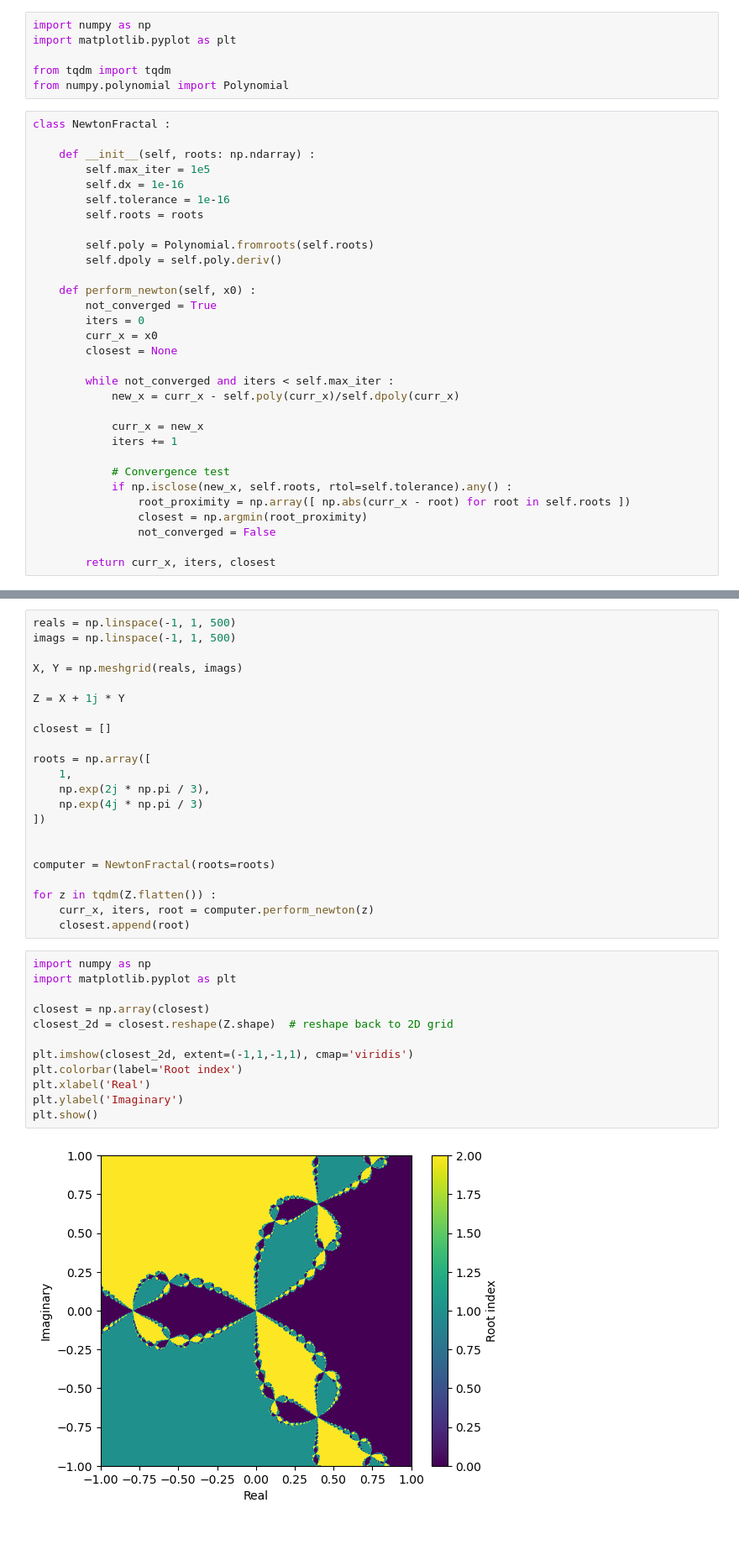
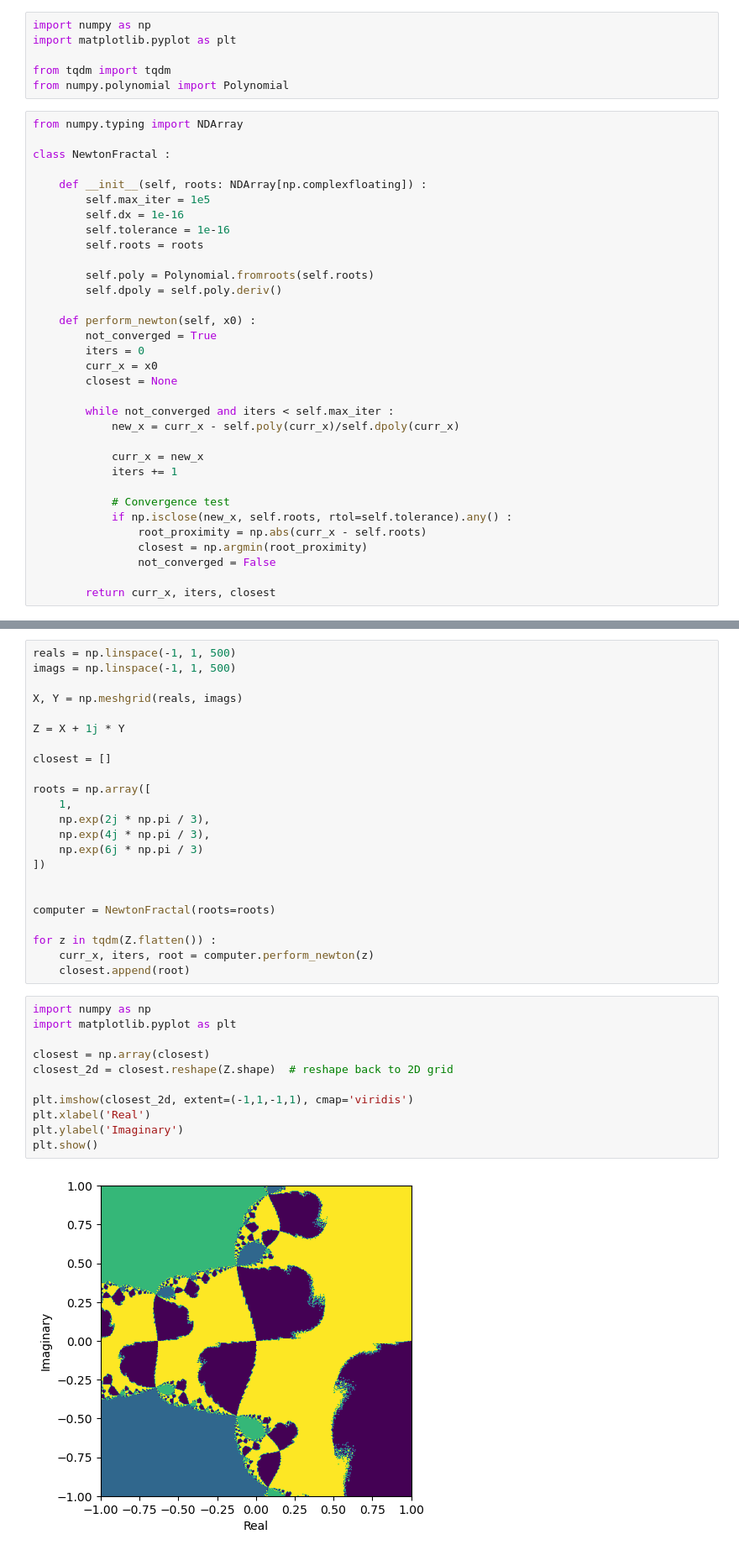
Before and after one commit to nrneubert/newton_fractals, a Jupyter notebook: main.ipynb, the cells around one changed output, grey strips where cells are left out. Shown at 84% size. Cells and saved outputs as stored; diff of their text form.

```diff
--- a/main.ipynb
+++ b/main.ipynb
@@ -5,9 +5,11 @@ import matplotlib.pyplot as plt
 from tqdm import tqdm
 from numpy.polynomial import Polynomial
 # %%
+from numpy.typing import NDArray
+
 class NewtonFractal :
 
-    def __init__(self, roots: np.ndarray) :
+    def __init__(self, roots: NDArray[np.complexfloating]) :
         self.max_iter = 1e5
         self.dx = 1e-16
         self.tolerance = 1e-16
@@ -30,7 +32,7 @@ class NewtonFractal :
 
             # Convergence test
             if np.isclose(new_x, self.roots, rtol=self.tolerance).any() :
-                root_proximity = np.array([ np.abs(curr_x - root) for root in self.roots ])
+                root_proximity = np.abs(curr_x - self.roots)
                 closest = np.argmin(root_proximity)
                 not_converged = False
 
@@ -67,7 +69,8 @@ closest = []
 roots = np.array([
     1,
     np.exp(2j * np.pi / 3),
-    np.exp(4j * np.pi / 3)
+    np.exp(4j * np.pi / 3),
+    np.exp(6j * np.pi / 3)
 ])
 
 
@@ -79,14 +82,13 @@ for z in tqdm(Z.flatten()) :
 # %%
 import numpy as np
 import matplotlib.pyplot as plt
 
 closest = np.array(closest)
 closest_2d = closest.reshape(Z.shape)  # reshape back to 2D grid
 
 plt.imshow(closest_2d, extent=(-1,1,-1,1), cmap='viridis')
-plt.colorbar(label='Root index')
 plt.xlabel('Real')
 plt.ylabel('Imaginary')
 plt.show()
 # %% [output]
-[figure, old version]
+[figure, new version]
```
